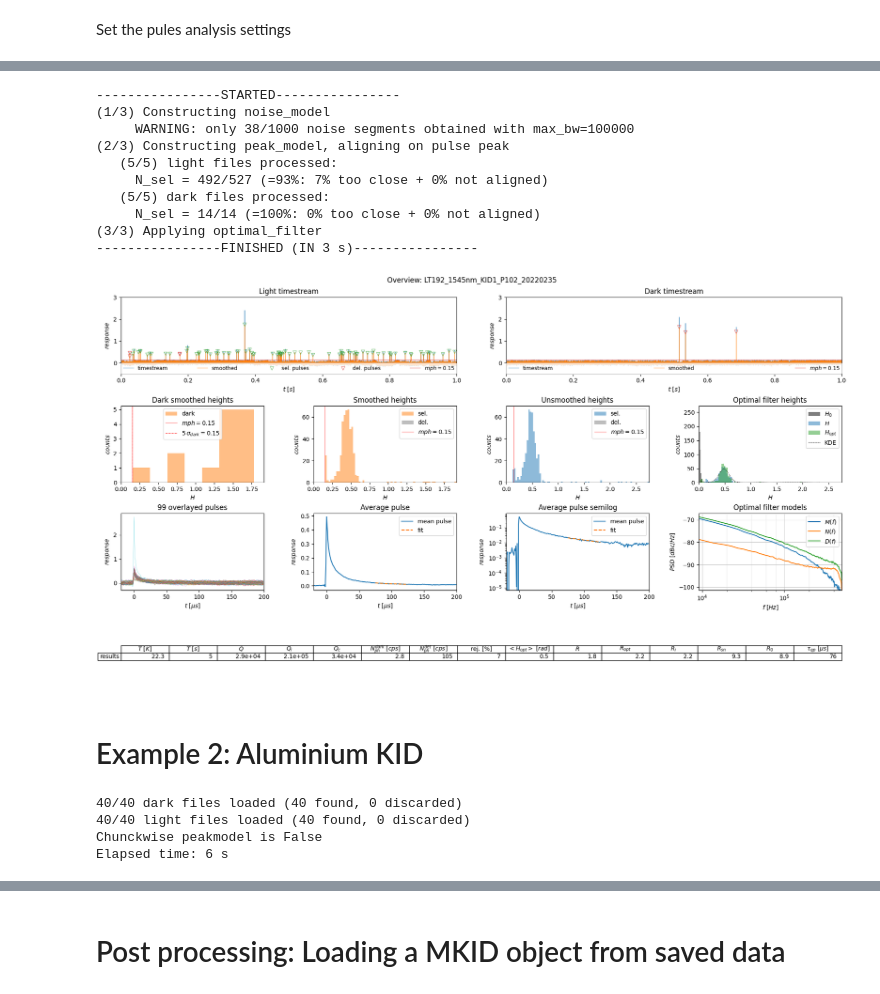
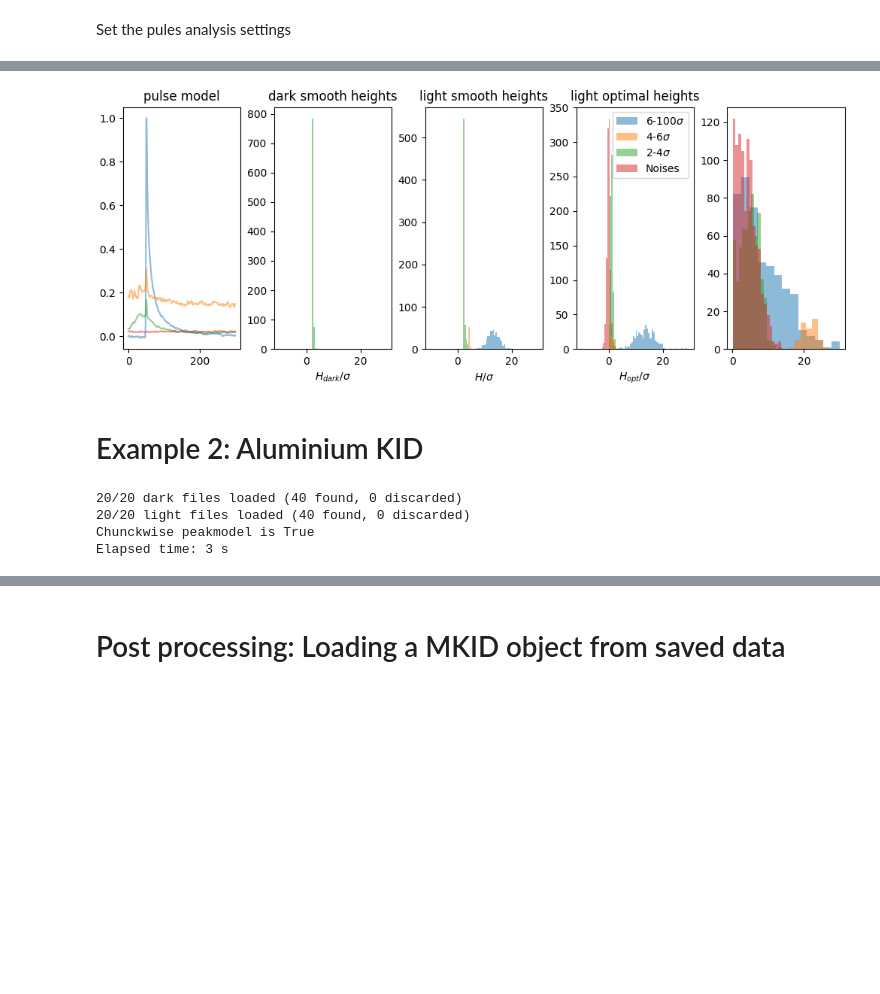
Before and after one commit to wilbertras/python-pulse-analysis, a Jupyter notebook: README.ipynb, the cells around one changed output, grey strips where cells are left out. Cells and saved outputs as stored; diff of their text form; code cells hidden in the pictures; blank space fills up the shorter version.

```diff
--- a/README.ipynb
+++ b/README.ipynb
@@ -47,21 +46,25 @@ settings = {                # Choose the best settings for the pulse analysis:
     'sf':1e6,                   # sample frequency of the data. It is 1e6 Hz normally, except for the TDmed files where it is 5e4 Hz.
     'coord':'smith',            # coordinates system: 'circle' or 'smith'
     'response':'X',             # response type: 'amp' or 'phase' when in 'circle' coordinates, 'R' or 'X' when in 'smith' coordinates
-    'pw':200,                   # pulsewindow: length of the pulse. The rise_offset+pw make up the length of the total window. Typically taken to be at least four times the lifetime of the pulse.
-    'sw':4,                     # smoothingwindow, the windowsize used for smoothing the data. Usually set equal to half the quasiparticle lifetime in Al KIDs, but for bTa KIDs this should be much shorter as the initial pulse decay is much faster.
+    'pw':250,                   # pulsewindow: length of the pulse. The rise_offset+pw make up the length of the total window. Typically taken to be at least four times the lifetime of the pulse.
+    'sw':0,                     # smoothingwindow, the windowsize used for smoothing the data. Usually set equal to half the quasiparticle lifetime in Al KIDs, but for bTa KIDs this should be much shorter as the initial pulse decay is much faster.
     'window':'box',             # window type for smoothing the data. Option 1: 'box', a simple boxcar moving average with a width of half the lifetime, i.e. sw. Option 2: 'exp', giving a non-symmetric exponential epx(-t/tau)
     'align':'peak',             # choose one of two methods to align peaks. 'peak' aligns the pulses on the index of the detected smoothed peaks, 'edge' aligns the peaks at the rising edge at half the peak. This latter method requires supersampling if risetimes are very short.
     'ssf':1,                    # supersample factor, only applies to the 'edge' alignment method. This will increase the number of point in the data such that the rising edge can be found more accurately
     'sstype':'fourier',          # type of supersampling. Options are 'interp' where the signal is simply interpolated, or 'fourier' which uses a Fourier method to add more data points without adding higher frequency components.
     'buffer':10,              # the buffer is added at both sides of the pulsewindpow when cutting a pulse from the data. A buffer is needed because some extra room is required to align after they have been cut from the data
-    'mph':None,                 # minimal pulse height, together with 'mpp' these are the two criteria that are used to select the pulses. If set to None, 'mph' and 'mpp' will be 5x the standard deviation of the dark signal. For more https://docs.scipy.org/doc/scipy/reference/generated/scipy.signal.find_peaks.html
+    'mph':[7, 30],                 # minimal pulse height, together with 'mpp' these are the two criteria that are used to select the pulses. If set to None, 'mph' and 'mpp' will be 5x the standard deviation of the dark signal. For more https://docs.scipy.org/doc/scipy/reference/generated/scipy.signal.find_peaks.html
     'mpp':None,                 # minimal pulse prominence, see https://docs.scipy.org/doc/scipy/reference/generated/scipy.signal.find_peaks.html. Generally, I found it best to keep the 'mph' and 'mpp' equal.
     'nr_noise_segments':1000,    # number of noise segment to be used for the noise model
     'binsize':0.03,             # the binsize for the pulseheight histogram. The binsize might be slightly adjusted in order to let 'H_range' exactly coincide with a binedge.
     'H_range':None,             # range of pulseheights to consider for the optimal filter. If a float, all pulses larger than 'H_range' are used, if (a, b) or [a, b] the range a<=x<b is used, if None, all pulses are used.
     'fit_T':[75, 125],           # the pulse fitting range given in time for finding the decay time
-    'max_bw':100000,            # maximum bandwidth: the number of points used for the noise spectrum. The noise spectrum has a larger bandwidth than noise model as the noise model uses segments as long as the pulsewindow.
+    'max_bw':10000,            # maximum bandwidth: the number of points used for the noise spectrum. The noise spectrum has a larger bandwidth than noise model as the noise model uses segments as long as the pulsewindow.
     'tlim':[0, 1],              # the time limits for the timestream response plots
     'filter_std':5,             # the number of standard deviations used for filtering the pulses. Pulses are filtered that are outside this number of stds at any point along their pulsewindow
-    'rise_offset':20,            # offset of the rising edge of the pulse given in number of point
+    'rise_offset':50,            # offset of the rising edge of the pulse given in number of point
+    'noise_thres':7
     }
+# %%
+mkid.pks_vs_sigmas(settings, f, [2, 4, 6, 100], binsize=.5, kernel=3)
+# %% [output]
@@ -68,3 +73,4 @@ settings = {                # Choose the best settings for the pulse analysis:
+[figure, added]
 # %%
 # the mkid.overview attribute does the full pulse analysis and provides an overview plot of all the relevant parameters
 mkid.overview(
@@ -72,22 +78,11 @@ mkid.overview(
     f,                              # provide the required file with all the functions
     max_chuncks=1,                # set a maximum number of chuncks to be analyzed (used for quick debugging)
     redo_peak_model=True,          # if you don't want to redo the pulse analysis but do want to renew the plot set this setting to False
+    iterate=False,
     plot_pulses=False,                # if set to True, the first ten puslses will be plotted individually, with the offset, rising edge, peak indicated.
     save=False,                     # if you want to save the figure and data, set it to True. It will create 4 files, a text file with the settings, a pickle file with the pulse data and a png and svg of file of the figure
     figpath='./README Results/'            # provide the directory to which the figure will be saved
     )
-# %% [output]
-----------------STARTED----------------
-(1/3) Constructing noise_model
-     WARNING: only 38/1000 noise segments obtained with max_bw=100000
-(2/3) Constructing peak_model, aligning on pulse peak
-   (5/5) light files processed:
-     N_sel = 492/527 (=93%: 7% too close + 0% not aligned)
-   (5/5) dark files processed:
-     N_sel = 14/14 (=100%: 0% too close + 0% not aligned)
-(3/3) Applying optimal_filter
-----------------FINISHED (IN 3 s)----------------
-[figure, removed]
 # %% [markdown]
 # Example 2: Aluminium KID
 # %%
@@ -98,11 +93,11 @@ LT = 218
 wavelength = 18500
 kid_nr = 5
 pread = 113
-chuncksize = 40
+chuncksize = 20
 mkid = MKID(LT, wavelength, light_dir, dark_dir, kid_nr, pread, comment, chuncksize)
 # %% [output]
-40/40 dark files loaded (40 found, 0 discarded)
-40/40 light files loaded (40 found, 0 discarded)
-Chunckwise peakmodel is False
-Elapsed time: 6 s
+20/20 dark files loaded (40 found, 0 discarded)
+20/20 light files loaded (40 found, 0 discarded)
+Chunckwise peakmodel is True
+Elapsed time: 3 s
 # %%
```
Also changed, not shown: parts of 7 cells of this notebook, 2 other files.
